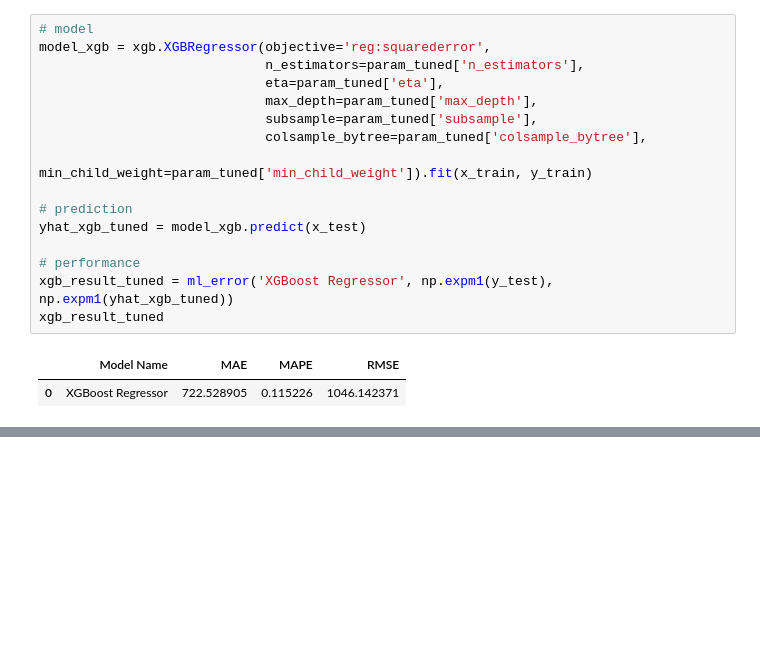
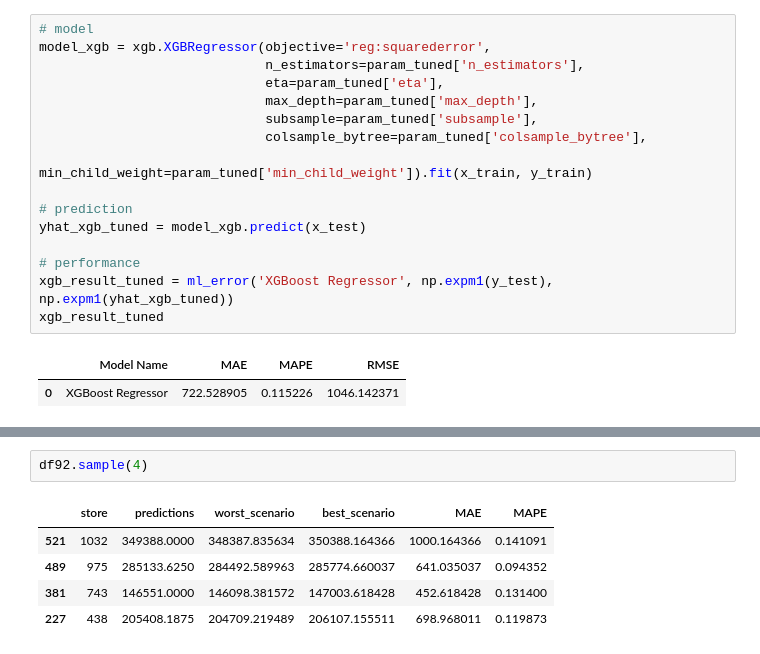
Before and after one commit to guiaustregesilo-ds/Rossman_Project, a Jupyter notebook: DS_em_Produção_Oficial.ipynb, the cells around one changed output, grey strips where cells are left out. Saved outputs shown, nothing was run; the diff lists cells and outputs as text; blank space fills up the shorter version.

```diff
--- a/DS_em_Produção_Oficial.ipynb
+++ b/DS_em_Produção_Oficial.ipynb
@@ -1442,0 +1475,8 @@ xgb_result_tuned
+# %%
+df92.sample(4)
+# %% [output]
+|  | store | predictions | worst_scenario | best_scenario | MAE | MAPE |
+| 521 | 1032 | 349388.0000 | 348387.835634 | 350388.164366 | 1000.164366 | 0.141091 |
+| 489 | 975 | 285133.6250 | 284492.589963 | 285774.660037 | 641.035037 | 0.094352 |
+| 381 | 743 | 146551.0000 | 146098.381572 | 147003.618428 | 452.618428 | 0.131400 |
+| 227 | 438 | 205408.1875 | 204709.219489 | 206107.155511 | 698.968011 | 0.119873 |
```
Also changed, not shown: parts of 10 cells of this notebook.
